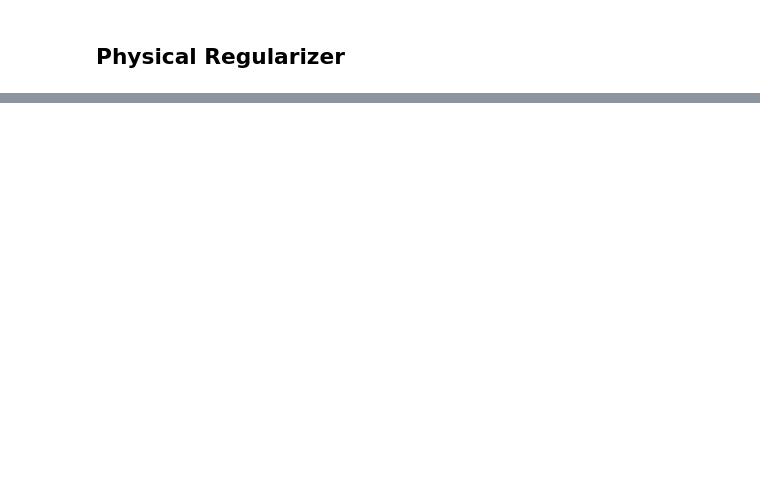
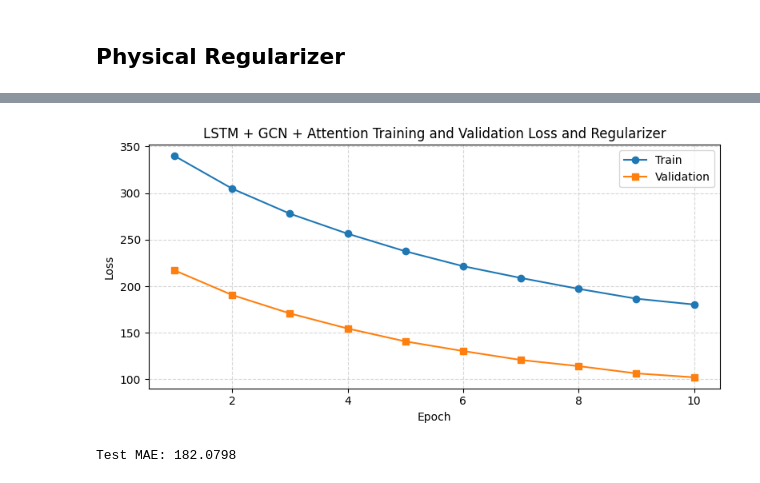
Before and after one commit to Zaltad/Wind_Power_Forecasting, a Jupyter notebook: wind-power-forecasting.ipynb, the cells around one changed output, grey strips where cells are left out. Drawn from its saved outputs; the diff is of its cells as text; code cells hidden in the pictures; blank space fills up the shorter version.

Commit message:
Kaggle Notebook | wind-power-forecastingv1 | Version 38

```diff
--- a/wind-power-forecasting.ipynb
+++ b/wind-power-forecasting.ipynb
@@ -804,0 +999,3 @@ plt.show()
+# %%
+model_phys = SpatialFirst_GCN_then_LSTM(node_in_dim=len(features))
+model_phys.to(DEVICE)
@@ -804,0 +1015,9 @@ plt.show()
+# %%
+lstm_gcn_attn_train_losses_phys, lstm_gcn_attn_val_losses_phys = do_train(
+    model_phys,
+    train_loader,
+    val_loader,
+    "lstm_gnn_attention_phys",
+    model_caller=lambda xb: model_phys(xb.to(DEVICE), W_tensor.to(DEVICE)),
+    use_physics_reg=True
+)
@@ -805,14 +1037,22 @@ plt.show()
+# %%
+plot_train_val_losses(lstm_gcn_attn_train_losses_phys, lstm_gcn_attn_val_losses_phys, title="LSTM + GCN + Attention Training and Validation Loss and Regularizer")
+# %% [output]
+[figure, added]
 # %%
+model_phys.load_state_dict(torch.load("/kaggle/working/best_lstm_gnn_attention_phys.pth", map_location=torch.device(DEVICE)))
+model_phys.to(DEVICE)
 model_phys.eval()
 preds, trues = [], []
 with torch.no_grad():
     for X_batch, y_batch in test_loader:
-        y_pred = model_phys(X_batch.to(DEVICE), edge_index_batched, edge_weight_batched)
+        y_pred = model_phys(X_batch.to(DEVICE), W_tensor)
         preds.extend(y_pred.cpu().numpy())
         trues.extend(y_batch.numpy())
 
 preds = np.array(preds)
 trues = np.array(trues)
 
-mse = np.mean((preds - trues) ** 2)
-print("Test MSE:", mse)
+mae = np.mean(abs(preds - trues))
+print("Test MAE:", mae)
+# %% [output]
+Test MAE: 182.0798
```
Also changed, not shown: parts of 23 cells of this notebook.
